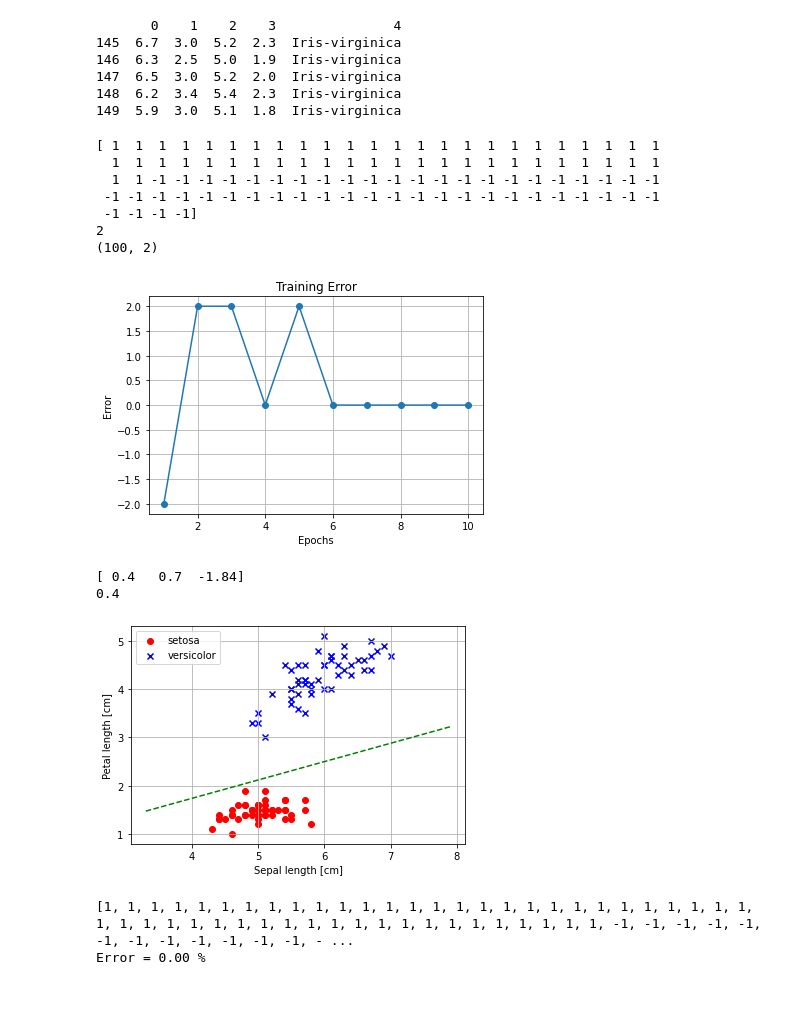
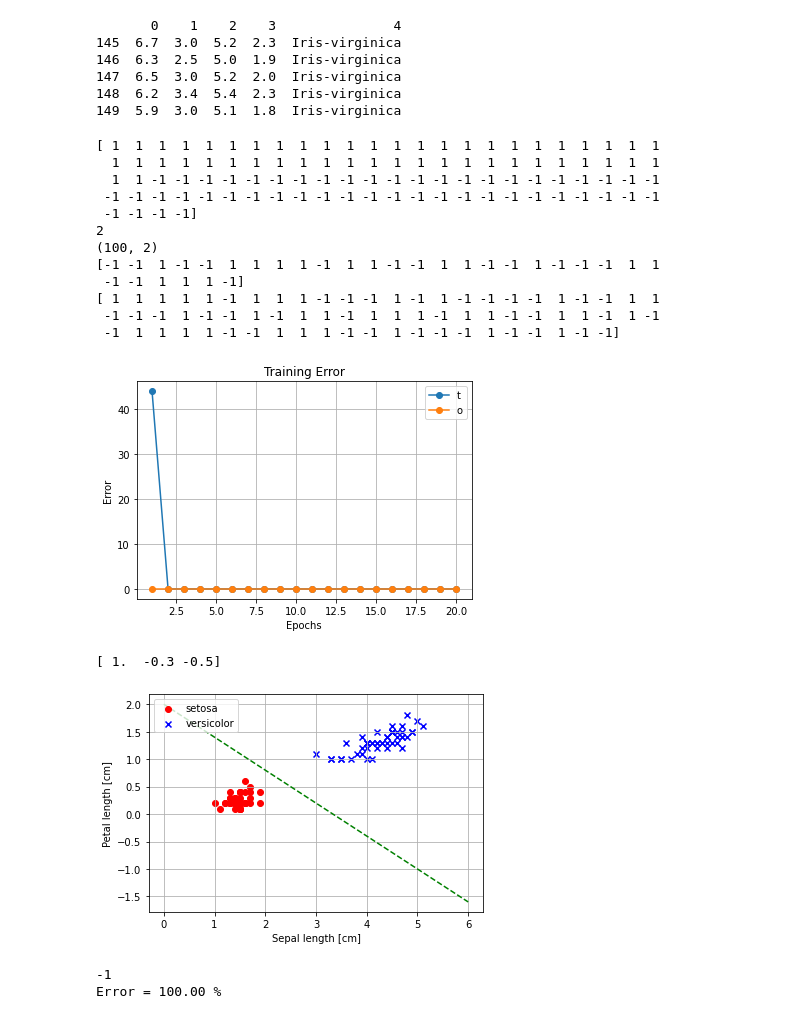
Before and after one commit to ibribr/DT8807, a Jupyter notebook: perceptron_v2.ipynb, the cells around one changed output. Drawn from its saved outputs; the diff is of its cells as text; code cells hidden in the pictures.

```diff
--- a/perceptron_v2.ipynb
+++ b/perceptron_v2.ipynb
@@ -14,6 +15,7 @@ class Perceptron(object):
         self.learning_rate = learning_rate
         self.weights = np.zeros(no_of_inputs + 1)
         self.training_error = []
+        self.validation_error = []
 
   def predict(self, inputs):
     net = np.dot(inputs, self.weights[1:])+self.weights[0]
@@ -24,15 +26,20 @@ class Perceptron(object):
       activation = -1
     return activation
 
-  def train(self, training_inputs, training_labels):
+  def train(self, training_inputs, training_labels, validation_inputs, validation_labels):
     for _ in range(self.epochs):
-      error = 0
+      train_error = 0
       for inputs, label in zip(training_inputs, training_labels):
         prediction = self.predict(inputs)
         self.weights[1:] += self.learning_rate * (label - prediction) * inputs
         self.weights[0] += self.learning_rate * (label - prediction)
-        error += label - prediction
-      self.training_error.append(error.mean())
+        train_error += (label - prediction)**2
+      self.training_error.append(train_error.mean())
+      val_error = 0
+      for inputs, label in zip(validation_inputs, validation_labels):
+        prediction = self.predict(inputs)
+        val_error += (label - prediction)**2
+      self.validation_error.append(val_error.mean())
 # %%
 # test perceptron with IRIS data
 df = pd.read_csv('https://archive.ics.uci.edu/ml/machine-learning-databases/iris/iris.data', header=None)
@@ -47,12 +54,17 @@ print(df.tail())
 # %%
 # extract first 100 class labels (50 iris-setosa and 50 iris-versicolor)
 # Attribute Information: sepal length, sepal width, petal length, petal width in cm and class (Iris Setosa, Iris Versicolour, and Iris Virginica)
-x = df.iloc[0:100, [0, 2]].values
+x = df.iloc[0:100, [2, 3]].values
 y = df.iloc[0:100,4].values
 y =np.where(y=='Iris-setosa',1, -1)
 print(y)
 print(x.ndim)
 print(x.shape)
+
+x_train, x_test, y_train, y_test = train_test_split(x, y, test_size=0.3, random_state=42, stratify=y)
+# divided data into training, validation and testing
+print(y_test)
+print(y_train)
 # %% [output]
 [ 1  1  1  1  1  1  1  1  1  1  1  1  1  1  1  1  1  1  1  1  1  1  1  1
   1  1  1  1  1  1  1  1  1  1  1  1  1  1  1  1  1  1  1  1  1  1  1  1
@@ -61,26 +73,32 @@ print(x.shape)
  -1 -1 -1 -1]
 2
 (100, 2)
+[-1 -1  1 -1 -1  1  1  1  1 -1  1  1 -1 -1  1  1 -1 -1  1 -1 -1 -1  1  1
+ -1 -1  1  1  1 -1]
+[ 1  1  1  1  1 -1  1  1  1 -1 -1 -1  1 -1  1 -1 -1 -1 -1  1 -1 -1  1  1
+ -1 -1 -1  1 -1 -1  1 -1  1  1 -1  1  1  1 -1  1  1 -1 -1  1  1 -1  1 -1
+ -1  1  1  1  1 -1 -1  1  1  1 -1 -1  1 -1 -1 -1  1 -1 -1  1 -1 -1]
 # %%
 # use a peceptron to find a decsion boundary to separate the two classe
-p = Perceptron(no_of_inputs=2, epochs=10, learning_rate=0.1)
-p.train(x, y)
+p = Perceptron(no_of_inputs=2, epochs=20, learning_rate=0.1)
+p.train(x_train, y_train, x_test, y_test)
 
-plt.plot(range(1,len(p.training_error)+1), p.training_error, marker='o')
+plt.plot(range(1,len(p.training_error)+1), p.training_error, marker='o', label='training')
+plt.plot(range(1,len(p.validation_error)+1), p.validation_error, marker='o', label='validation')
 plt.xlabel('Epochs')
 plt.ylabel('Error')
 plt.title('Training Error')
+plt.legend('top right')
 plt.grid()
 plt.show()
 
 print(p.weights)    #w[0]=bias w[1:]=weights
 pred = []
 for t in x:
   pred.append(p.predict(t))
 # %% [output]
-[figure, old version]
+[figure, new version]
-[ 0.4   0.7  -1.84]
-0.4
+[ 1.  -0.3 -0.5]
 # %%
 # plot decicion line
 x1_min, x1_max = x[:,0].min()-1, x[:,0].max()+1
@@ -97,12 +115,14 @@ plt.legend(loc='upper left')
 plt.grid()
 plt.show()
 # %% [output]
-[figure, old version]
+[figure, new version]
 # %%
 #print(pred==1)
+pred = p.predict(x_test[0])
 print(pred)
-error = sum(y - pred)/len(y)*100
+error = sum(y_test - pred)/len(y_test)*100
 print('Error = %2.2f %%'  %error)
+# print out training error, validation error, and testing error
 # %% [output]
-[1, 1, 1, 1, 1, 1, 1, 1, 1, 1, 1, 1, 1, 1, 1, 1, 1, 1, 1, 1, 1, 1, 1, 1, 1, 1, 1, 1, 1, 1, 1, 1, 1, 1, 1, 1, 1, 1, 1, 1, 1, 1, 1, 1, 1, 1, 1, 1, 1, 1, -1, -1, -1, -1, -1, -1, -1, -1, -1, -1, -1, -1, - ...
-Error = 0.00 %
+-1
+Error = 100.00 %
```
Also changed, not shown: parts of 1 cell of this notebook.
